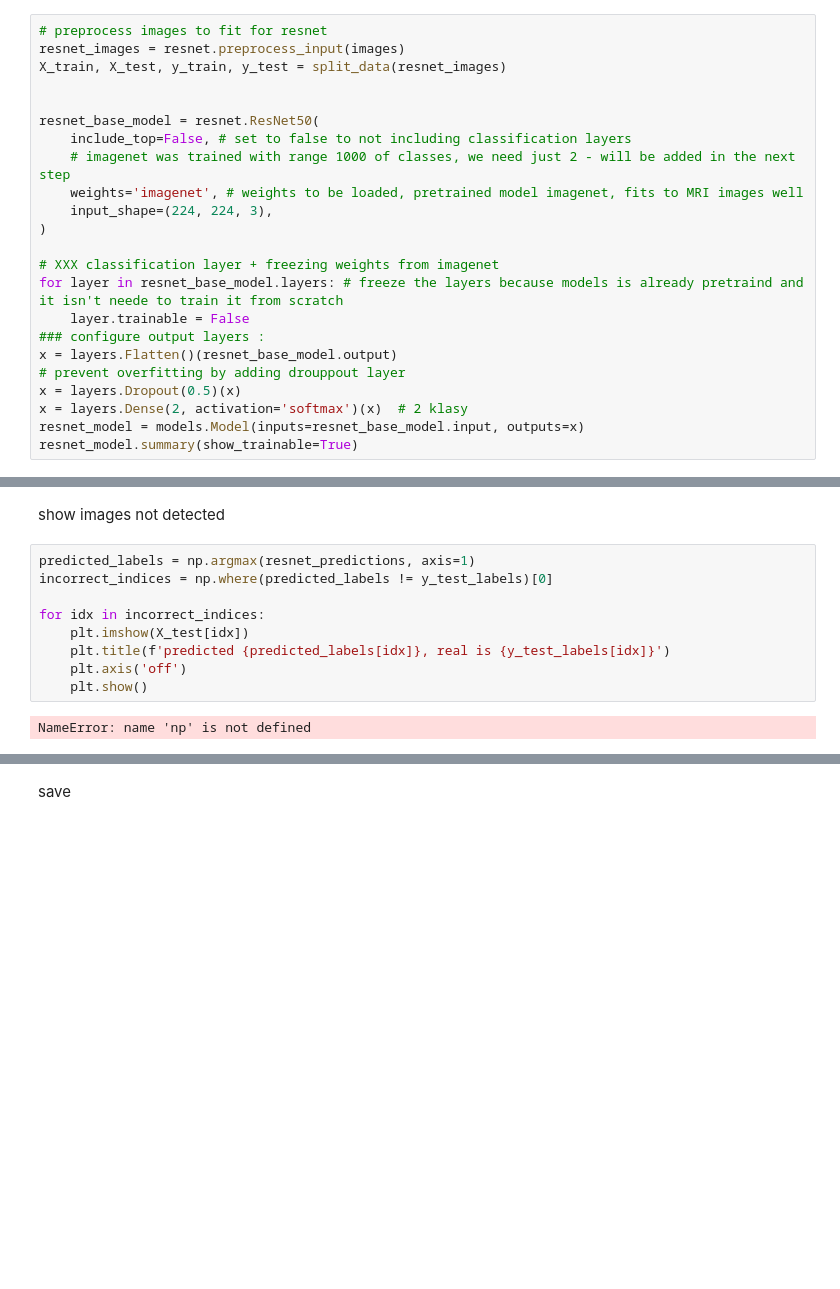
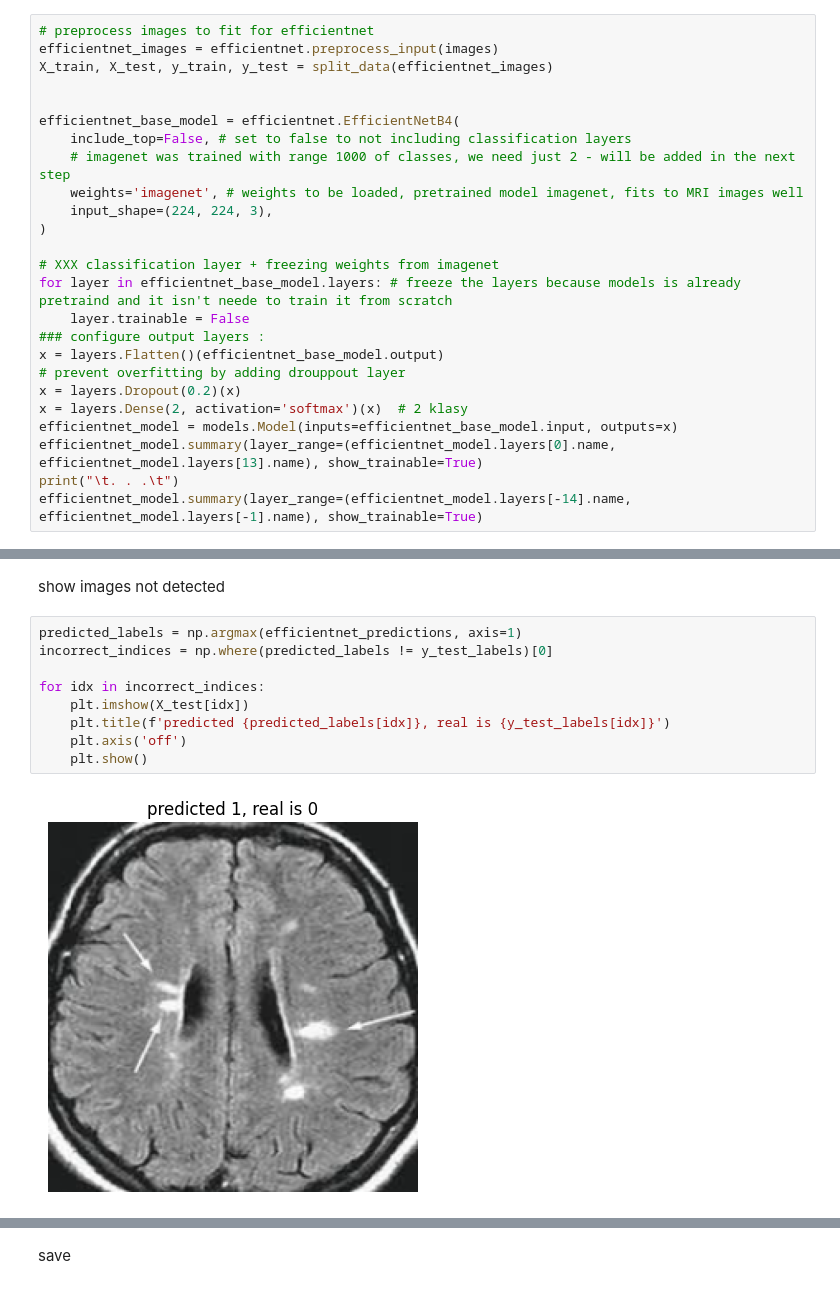
Before and after one commit to gabsbruh/MRI-Tumor-Detection-App, a Jupyter notebook: script/default_model_training.ipynb, the cells around one changed output, grey strips where cells are left out. Drawn from its saved outputs; the diff is of its cells as text; blank space fills up the shorter version.

```diff
--- a/script/default_model_training.ipynb
+++ b/script/default_model_training.ipynb
@@ -86,12 +86,12 @@ y_test = to_categorical(y_test, num_classes=2)
 # %% [markdown]
 prepare model
 # %%
-# preprocess images to fit for resnet
-resnet_images = resnet.preprocess_input(images)
-X_train, X_test, y_train, y_test = split_data(resnet_images)
+# preprocess images to fit for efficientnet
+efficientnet_images = efficientnet.preprocess_input(images)
+X_train, X_test, y_train, y_test = split_data(efficientnet_images)
 
 
-resnet_base_model = resnet.ResNet50(
+efficientnet_base_model = efficientnet.EfficientNetB4(
     include_top=False, # set to false to not including classification layers
     # imagenet was trained with range 1000 of classes, we need just 2 - will be added in the next step
     weights='imagenet', # weights to be loaded, pretrained model imagenet, fits to MRI images well
@@ -99,13 +99,15 @@ resnet_base_model = resnet.ResNet50(
 )
 
 # XXX classification layer + freezing weights from imagenet
-for layer in resnet_base_model.layers: # freeze the layers because models is already pretraind and it isn't neede to train it from scratch
+for layer in efficientnet_base_model.layers: # freeze the layers because models is already pretraind and it isn't neede to train it from scratch
     layer.trainable = False
 ### configure output layers :
-x = layers.Flatten()(resnet_base_model.output)
+x = layers.Flatten()(efficientnet_base_model.output)
 # prevent overfitting by adding drouppout layer
-x = layers.Dropout(0.5)(x)
+x = layers.Dropout(0.2)(x)
 x = layers.Dense(2, activation='softmax')(x)  # 2 klasy
-resnet_model = models.Model(inputs=resnet_base_model.input, outputs=x)
-resnet_model.summary(show_trainable=True)
+efficientnet_model = models.Model(inputs=efficientnet_base_model.input, outputs=x)
+efficientnet_model.summary(layer_range=(efficientnet_model.layers[0].name, efficientnet_model.layers[13].name), show_trainable=True)
+print("\t. . .\t")
+efficientnet_model.summary(layer_range=(efficientnet_model.layers[-14].name, efficientnet_model.layers[-1].name), show_trainable=True)
 # %% [output]
@@ -237,13 +266,13 @@ plt.show()
 # %% [markdown]
 show images not detected
 # %%
-predicted_labels = np.argmax(resnet_predictions, axis=1)
+predicted_labels = np.argmax(efficientnet_predictions, axis=1)
 incorrect_indices = np.where(predicted_labels != y_test_labels)[0]
 
 for idx in incorrect_indices:
     plt.imshow(X_test[idx])
     plt.title(f'predicted {predicted_labels[idx]}, real is {y_test_labels[idx]}')
     plt.axis('off')
     plt.show()
 # %% [output]
-NameError: name 'np' is not defined
+[figure, added]
```
Also changed, not shown: parts of 9 cells of this notebook, 30 other files.
